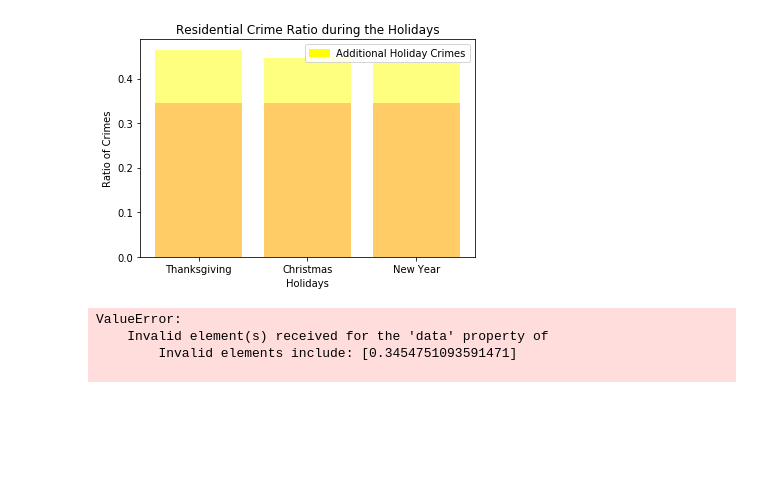
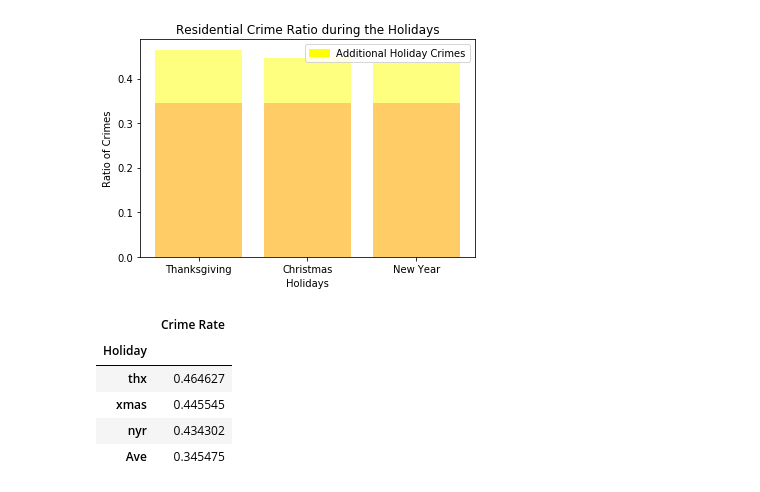
Before and after one commit to OzkarAgoz/Project1, a Jupyter notebook: OzkarHPD/ProjectHPDCopy1.ipynb, the cells around one changed output. Saved outputs shown, nothing was run; the diff lists cells and outputs as text; code cells hidden in the pictures; blank space fills up the shorter version.

```diff
--- a/OzkarHPD/ProjectHPDCopy1.ipynb
+++ b/OzkarHPD/ProjectHPDCopy1.ipynb
@@ -320,13 +320,22 @@ plt.legend(handles=[the_patch])
 plt.show()
 # %% [output]
 [figure]
-# %%
-import plotly.graph_objects as go
-import plotly.express as px
-fig = go.Figure(home_average_ratios)
-fig.show()
-# %% [output]
-ValueError:
-    Invalid element(s) received for the 'data' property of
-        Invalid elements include: [0.3454751093591471]
-
+# %%
+#import chart_studio.plotly as py
+#import plotly.graph_objs as go
+
+# initialize list of lists
+data = [['thx', Crimes_home_ThkgRate], ['xmas', Crimes_home_XmasRate], ['nyr', Crimes_home_Nyr], ['Ave', Crimes_home_Average]]
+
+# Create the pandas DataFrame
+df = pd.DataFrame(data, columns = ['Holiday', 'Crime Rate']).set_index('Holiday')
+
+# print dataframe.
+df
+# %% [output]
+|  | Crime Rate |
+| Holiday |  |
+| thx | 0.464627 |
+| xmas | 0.445545 |
+| nyr | 0.434302 |
+| Ave | 0.345475 |
```
